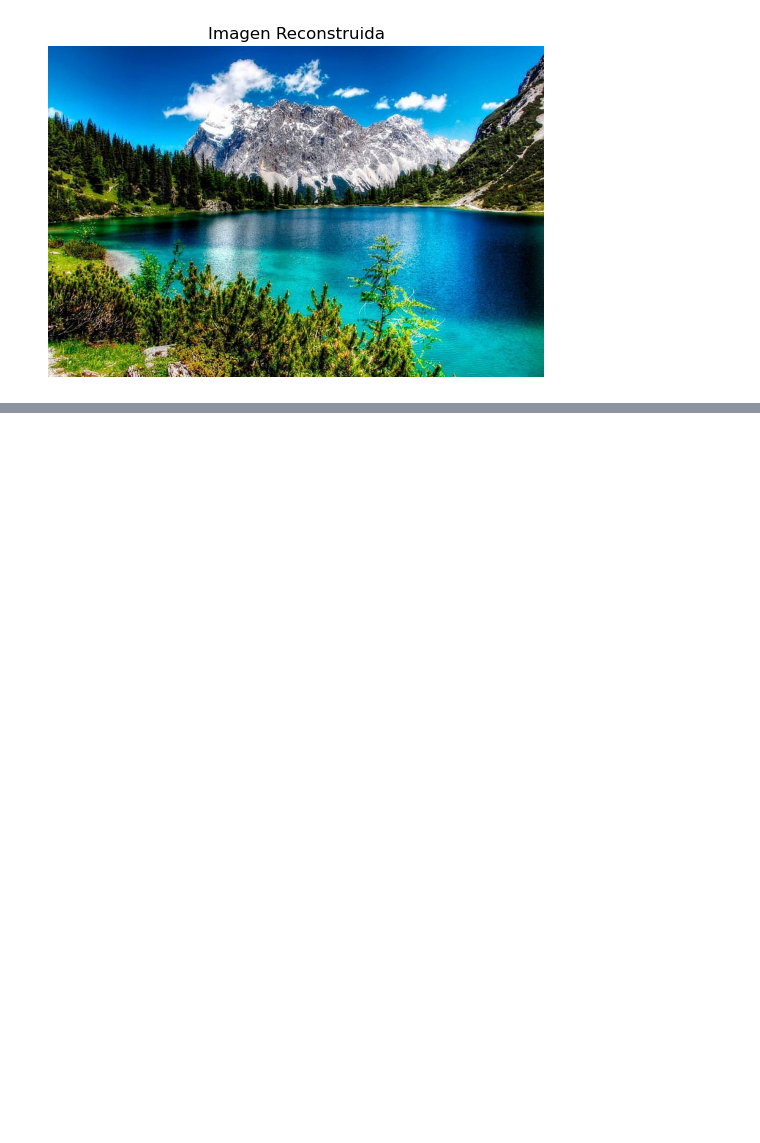
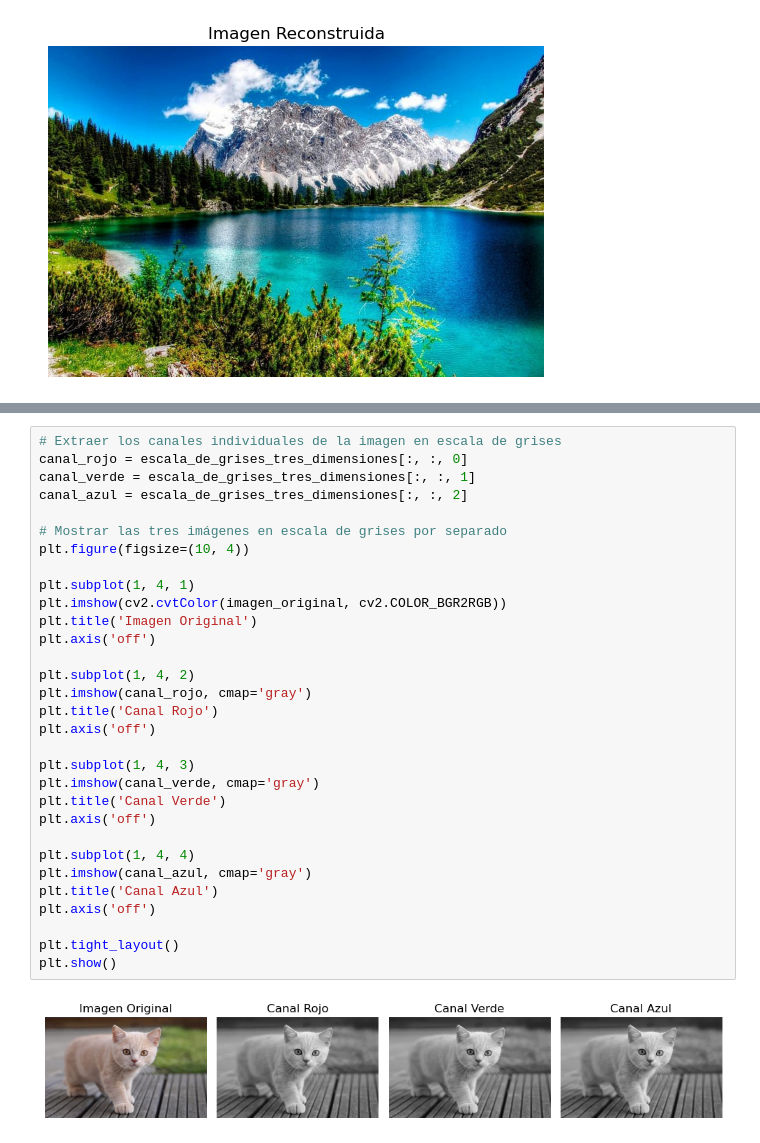
Before and after one commit to luispocon/Image_Recognition, a Jupyter notebook: Laboratorio1.ipynb, the cells around one changed output, grey strips where cells are left out. Saved outputs shown, nothing was run; the diff lists cells and outputs as text; blank space fills up the shorter version.

```diff
--- a/Laboratorio1.ipynb
+++ b/Laboratorio1.ipynb
@@ -120,0 +151,33 @@ else:
+# %%
+# Extraer los canales individuales de la imagen en escala de grises
+canal_rojo = escala_de_grises_tres_dimensiones[:, :, 0]
+canal_verde = escala_de_grises_tres_dimensiones[:, :, 1]
+canal_azul = escala_de_grises_tres_dimensiones[:, :, 2]
+
+# Mostrar las tres imágenes en escala de grises por separado
+plt.figure(figsize=(10, 4))
+
+plt.subplot(1, 4, 1)
+plt.imshow(cv2.cvtColor(imagen_original, cv2.COLOR_BGR2RGB))
+plt.title('Imagen Original')
+plt.axis('off')
+
+plt.subplot(1, 4, 2)
+plt.imshow(canal_rojo, cmap='gray')
+plt.title('Canal Rojo')
+plt.axis('off')
+
+plt.subplot(1, 4, 3)
+plt.imshow(canal_verde, cmap='gray')
+plt.title('Canal Verde')
+plt.axis('off')
+
+plt.subplot(1, 4, 4)
+plt.imshow(canal_azul, cmap='gray')
+plt.title('Canal Azul')
+plt.axis('off')
+
+plt.tight_layout()
+plt.show()
+# %% [output]
+[figure, added]
```
Also changed, not shown: parts of 5 cells of this notebook.
